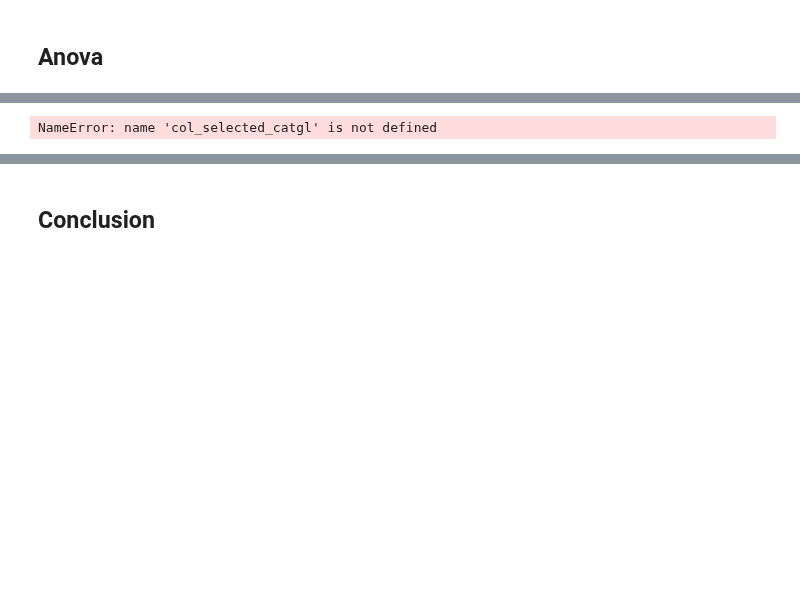
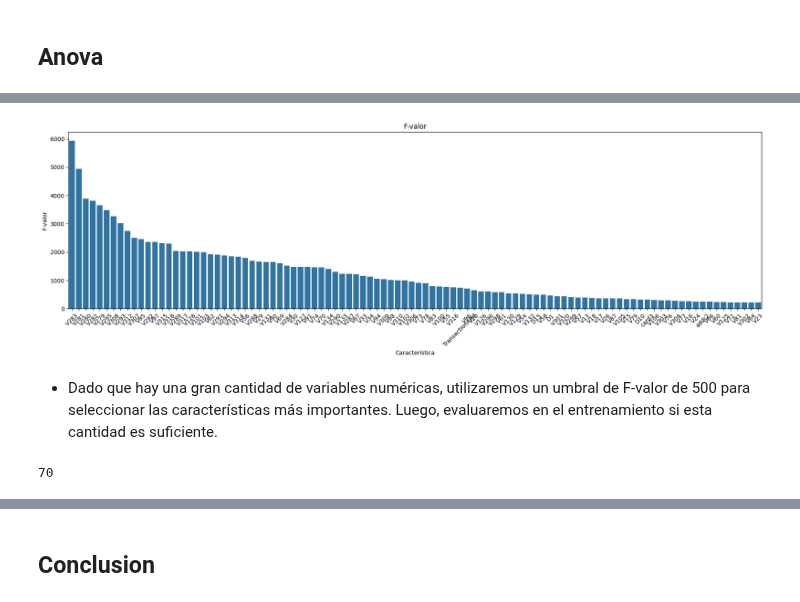
Before and after one commit to JRamos84/deteccion_fraude, a Jupyter notebook: notebooks/03_Feature_Selection.ipynb, the cells around one changed output, grey strips where cells are left out. Saved outputs shown, nothing was run; the diff lists cells and outputs as text; code cells hidden in the pictures; blank space fills up the shorter version.

```diff
--- a/notebooks/03_Feature_Selection.ipynb
+++ b/notebooks/03_Feature_Selection.ipynb
@@ -78,10 +122,32 @@ usando el metodo chi2 para seleccionar las características más relevante son:
 ## Anova
 # %%
 from sklearn.feature_selection import SelectKBest, f_classif
+import pandas as pd
 
-# Selección de las 10 mejores características usando ANOVA
-anova_selector = SelectKBest(f_classif, k=20)
+# Selección de las mejores características usando ANOVA
+anova_selector = SelectKBest(f_classif, k=100)
 X_kbest = anova_selector.fit_transform(X_train_final[num_cols], y_train_final)
+
+# Obtener los nombres de las características seleccionadas
 col_selected_num = X_train_final[num_cols].columns[anova_selector.get_support()].tolist()
-print("Características seleccionadas:", col_selected_num)
+
+# Obtener los puntajes F y p-valores
+anova_scores = anova_selector.scores_
+anova_pvalues = anova_selector.pvalues_
+
+# Crear un DataFrame para visualizar los resultados
+anova_results = pd.DataFrame({
+    'Característica': X_train_final[num_cols].columns,
+    'F-valor': anova_scores,
+    'P-valor': anova_pvalues
+})
+
+# Ordenar el DataFrame por puntaje F-valor
+anova_results = anova_results.sort_values(by='F-valor', ascending=False)
+
+# Filtrar solo las características seleccionadas
+anova_selected_results = anova_results[anova_results['Característica'].isin(col_selected_num)]
+
+print("Características seleccionadas:")
+print(anova_selected_results)
 # %% [output]
@@ -88,0 +169,12 @@ Características seleccionadas: ['V95', 'V97', 'V101', 'V103', 'V128', 'V279', '
+# %%
+ax,fig = plt.subplots(figsize=(18,6))
+ax = sns.barplot(y='F-valor', x='Característica', data=anova_selected_results)
+ax.set_title('F-valor')
+plt.xticks(rotation=45)
+
+plt.tight_layout()
+plt.show()
+# %% [output]
+[figure, added]
+# %% [markdown]
+- Dado que hay una gran cantidad de variables numéricas, utilizaremos un umbral de F-valor de 500 para seleccionar las características más importantes. Luego, evaluaremos en el entrenamiento si esta cantidad es suficiente.
@@ -89,9 +183,11 @@ Características seleccionadas: ['V95', 'V97', 'V101', 'V103', 'V128', 'V279', '
+# %%
+len(col_selected_num) + len(cat_cols_selected)
+# %% [output]
+70
 # %%
 
 # Guardar las listas en un archivo pickle
 dir_data_processed = '/content/drive/MyDrive/cursos-analisis-datos/data-science/proyecto/propuestas/propuesta1/ieee-fraud-detection/processed'
 ruta_archivo_columns = os.path.join(dir_data_processed, 'columns_feature_selection.pkl')
 with open(ruta_archivo_columns, 'wb') as file:
-    pickle.dump((col_selected_catgl, col_selected_catg), file)
+    pickle.dump((cat_cols_selected , col_selected_num ), file)
-# %% [output]
-NameError: name 'col_selected_catgl' is not defined
```
Also changed, not shown: parts of 14 cells of this notebook.
